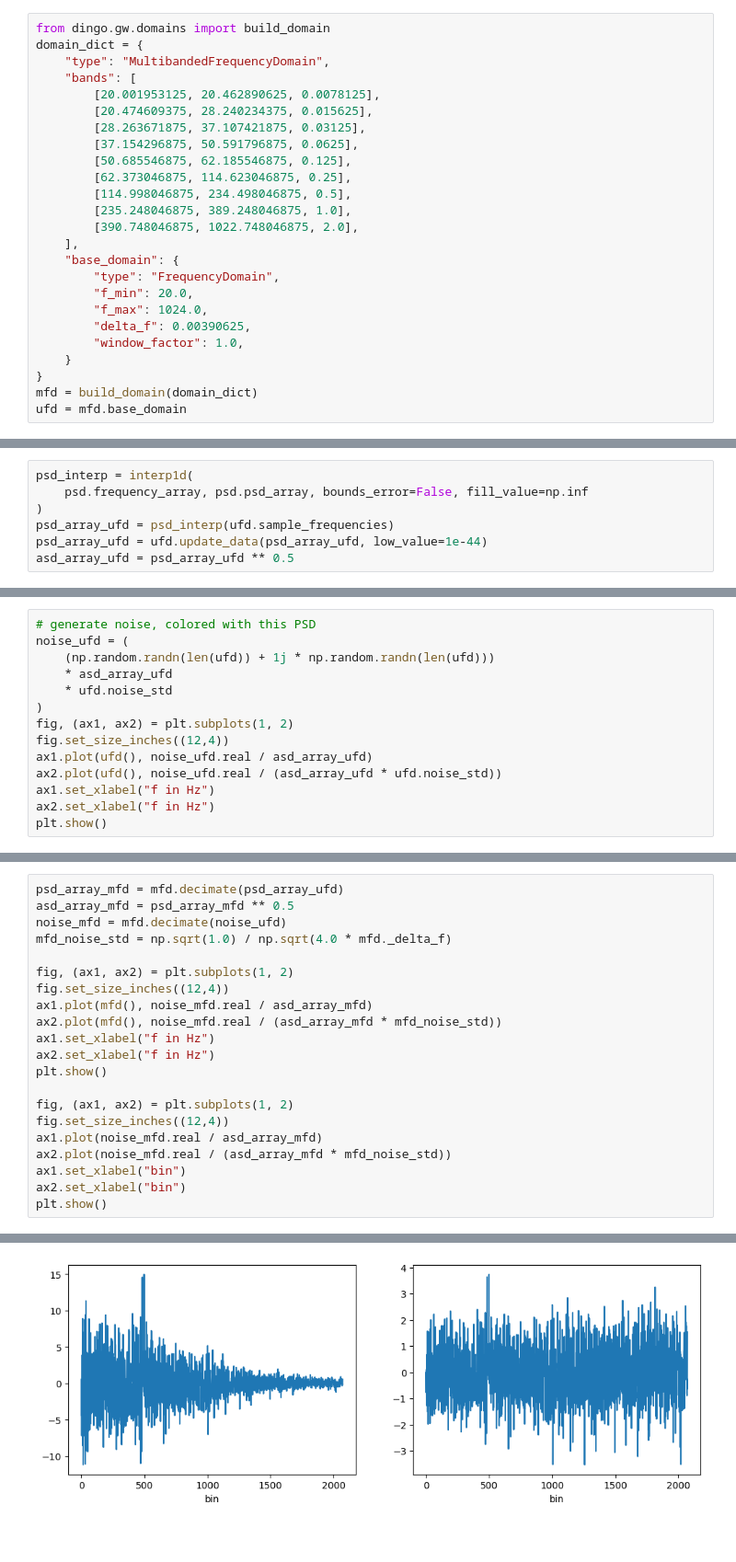
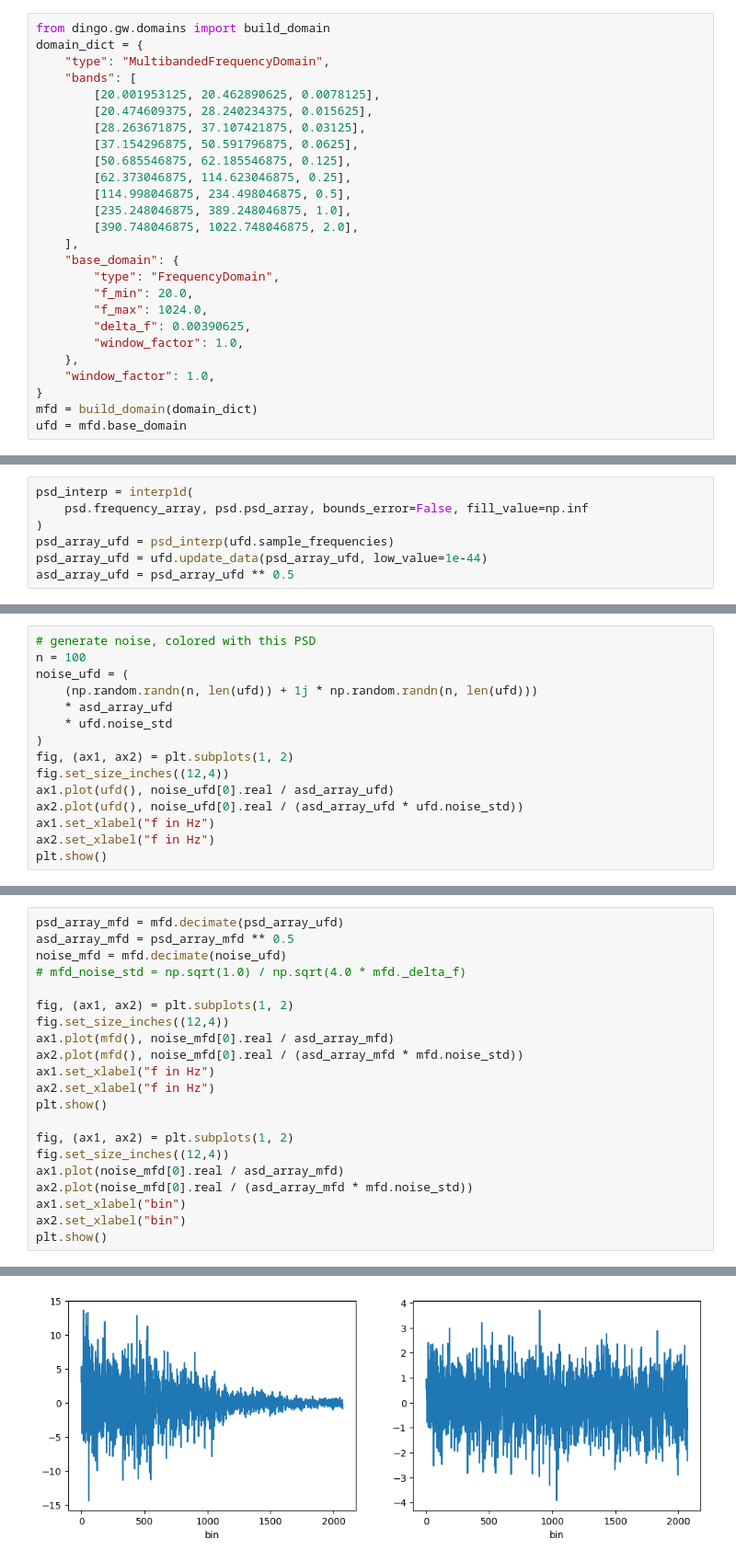
Before and after one commit to dingo-gw/dingo, a Jupyter notebook: binary_neutron_stars/prototyping/psd_decimation.ipynb, the cells around one changed output, grey strips where cells are left out. Shown at 92% size. Saved outputs shown, nothing was run; the diff lists cells and outputs as text; blank space fills up the shorter version.

```diff
--- a/binary_neutron_stars/prototyping/psd_decimation.ipynb
+++ b/binary_neutron_stars/prototyping/psd_decimation.ipynb
@@ -60,7 +60,8 @@ domain_dict = {
         "f_max": 1024.0,
         "delta_f": 0.00390625,
         "window_factor": 1.0,
-    }
+    },
+    "window_factor": 1.0,
 }
 mfd = build_domain(domain_dict)
 ufd = mfd.base_domain
@@ -96,15 +97,16 @@ plt.show()
 [figure]
 # %%
 # generate noise, colored with this PSD
+n = 100
 noise_ufd = (
-    (np.random.randn(len(ufd)) + 1j * np.random.randn(len(ufd)))
+    (np.random.randn(n, len(ufd)) + 1j * np.random.randn(n, len(ufd)))
     * asd_array_ufd
     * ufd.noise_std
 )
 fig, (ax1, ax2) = plt.subplots(1, 2)
 fig.set_size_inches((12,4))
-ax1.plot(ufd(), noise_ufd.real / asd_array_ufd)
-ax2.plot(ufd(), noise_ufd.real / (asd_array_ufd * ufd.noise_std))
+ax1.plot(ufd(), noise_ufd[0].real / asd_array_ufd)
+ax2.plot(ufd(), noise_ufd[0].real / (asd_array_ufd * ufd.noise_std))
 ax1.set_xlabel("f in Hz")
 ax2.set_xlabel("f in Hz")
 plt.show()
@@ -114,20 +116,20 @@ plt.show()
 psd_array_mfd = mfd.decimate(psd_array_ufd)
 asd_array_mfd = psd_array_mfd ** 0.5
 noise_mfd = mfd.decimate(noise_ufd)
-mfd_noise_std = np.sqrt(1.0) / np.sqrt(4.0 * mfd._delta_f)
+# mfd_noise_std = np.sqrt(1.0) / np.sqrt(4.0 * mfd._delta_f)
 
 fig, (ax1, ax2) = plt.subplots(1, 2)
 fig.set_size_inches((12,4))
-ax1.plot(mfd(), noise_mfd.real / asd_array_mfd)
-ax2.plot(mfd(), noise_mfd.real / (asd_array_mfd * mfd_noise_std))
+ax1.plot(mfd(), noise_mfd[0].real / asd_array_mfd)
+ax2.plot(mfd(), noise_mfd[0].real / (asd_array_mfd * mfd.noise_std))
 ax1.set_xlabel("f in Hz")
 ax2.set_xlabel("f in Hz")
 plt.show()
 
 fig, (ax1, ax2) = plt.subplots(1, 2)
 fig.set_size_inches((12,4))
-ax1.plot(noise_mfd.real / asd_array_mfd)
-ax2.plot(noise_mfd.real / (asd_array_mfd * mfd_noise_std))
+ax1.plot(noise_mfd[0].real / asd_array_mfd)
+ax2.plot(noise_mfd[0].real / (asd_array_mfd * mfd.noise_std))
 ax1.set_xlabel("bin")
 ax2.set_xlabel("bin")
 plt.show()
@@ -136,3 +138,3 @@ plt.show()
-[figure, old version]
+[figure, new version]
 # %%
 # check the noise std in each bin
```
Also changed, not shown: parts of 3 cells of this notebook.
